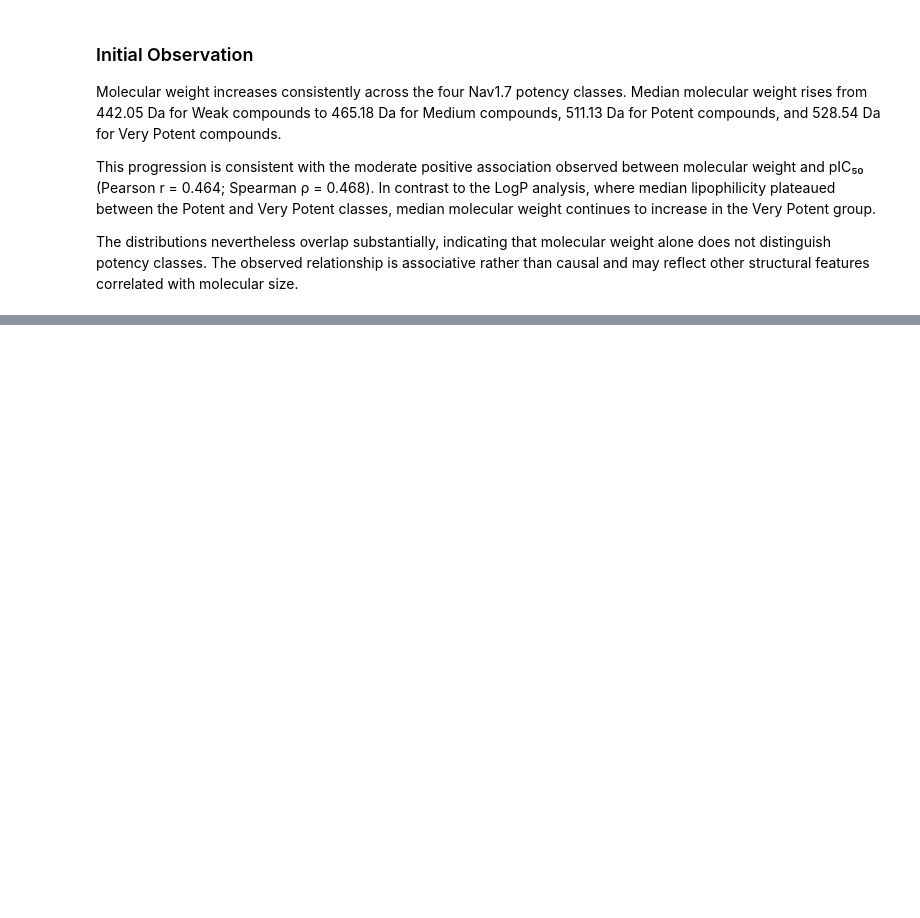
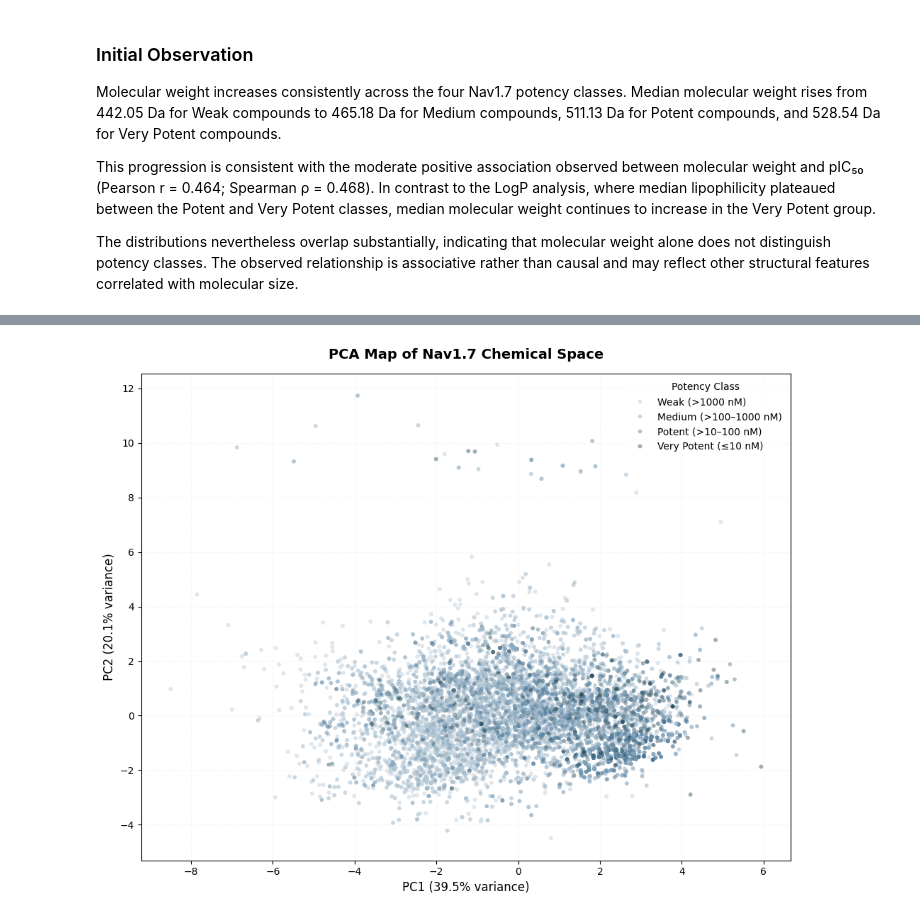
Before and after one commit to larry-xiping/nav1.7-sodium-channel-sar, a Jupyter notebook: notebooks/02_exploratory_analysis.ipynb, the cells around one changed output, grey strips where cells are left out. Saved outputs shown, nothing was run; the diff lists cells and outputs as text; code cells hidden in the pictures; blank space fills up the shorter version.

```diff
--- a/notebooks/02_exploratory_analysis.ipynb
+++ b/notebooks/02_exploratory_analysis.ipynb
@@ -1203,0 +1851,67 @@ The distributions nevertheless overlap substantially, indicating that molecular
+# %%
+# Potency class order
+potency_order = [
+    'Weak (>1000 nM)',
+    'Medium (>100–1000 nM)',
+    'Potent (>10–100 nM)',
+    'Very Potent (≤10 nM)'
+]
+
+# Professional potency gradient used throughout the notebook
+potency_colors = [
+    '#B8C9D6',
+    '#89A9BF',
+    '#557F9E',
+    '#294C5A'
+]
+
+
+# Create 2D PCA chemical-space map
+plt.figure(figsize=(10, 8))
+
+sns.scatterplot(
+    data=pca_df,
+    x='PC1',
+    y='PC2',
+    hue='potency_class',
+    hue_order=potency_order,
+    palette=potency_colors,
+    alpha=0.45,
+    edgecolor='none',
+    s=18
+)
+
+plt.title(
+    'PCA Map of Nav1.7 Chemical Space',
+    fontsize=14,
+    fontweight='bold',
+    pad=15
+)
+
+plt.xlabel(
+    f'PC1 ({pc1_variance:.1f}% variance)',
+    fontsize=12
+)
+
+plt.ylabel(
+    f'PC2 ({pc2_variance:.1f}% variance)',
+    fontsize=12
+)
+
+plt.grid(
+    True,
+    alpha=0.2,
+    linestyle=':'
+)
+
+plt.legend(
+    title='Potency Class',
+    frameon=True,
+    facecolor='white',
+    edgecolor='none'
+)
+
+plt.tight_layout()
+plt.show()
+# %% [output]
+[figure, added]
```
Also changed, not shown: parts of 29 cells of this notebook.
